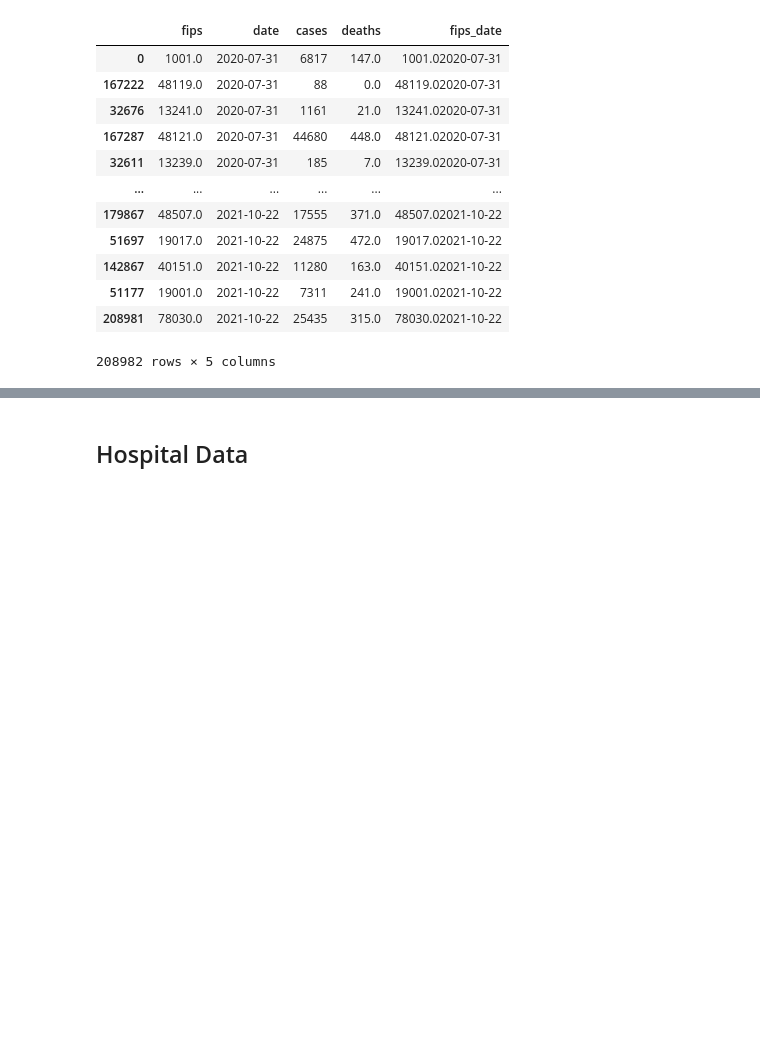
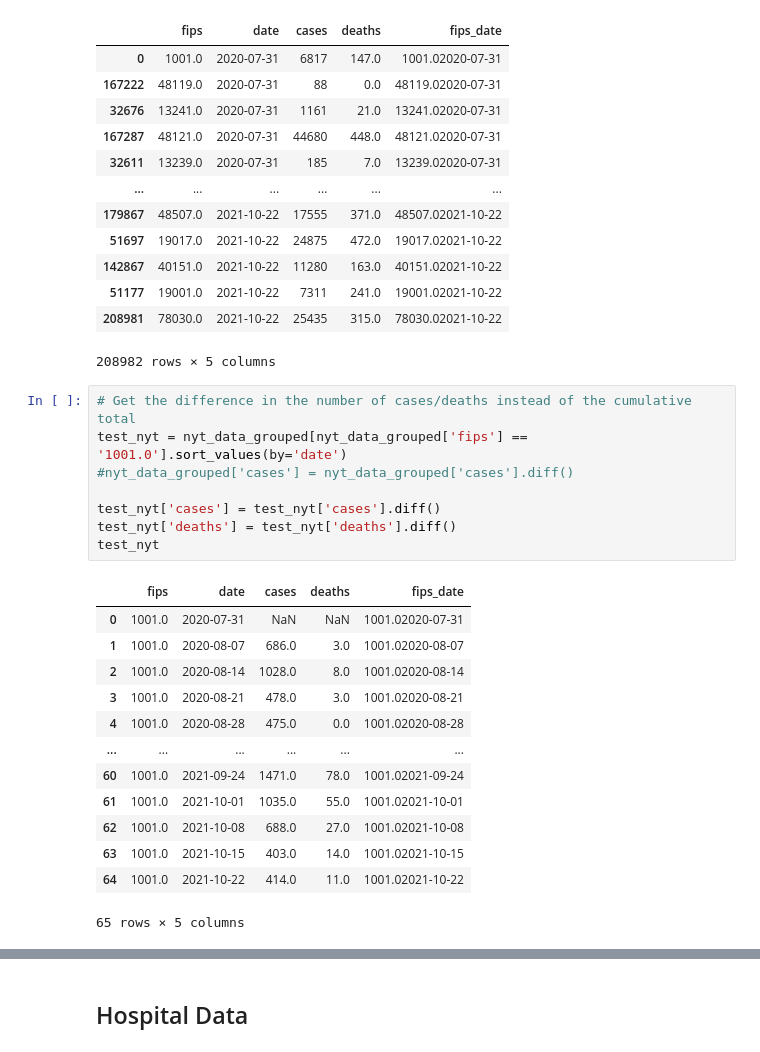
Before and after one commit to philippekerstens/Group-3, a Jupyter notebook: data_files.ipynb, the cells around one changed output, grey strips where cells are left out. Saved outputs shown, nothing was run; the diff lists cells and outputs as text; blank space fills up the shorter version.

Commit message:
updated nyt cases and deaths

```diff
--- a/data_files.ipynb
+++ b/data_files.ipynb
@@ -128,3 +128,25 @@ nyt_data_grouped
 | 51177 | 19001.0 | 2021-10-22 | 7311 | 241.0 | 19001.02021-10-22 |
 | 208981 | 78030.0 | 2021-10-22 | 25435 | 315.0 | 78030.02021-10-22 |
 208982 rows × 5 columns
+# %%
+# Get the difference in the number of cases/deaths instead of the cumulative total
+test_nyt = nyt_data_grouped[nyt_data_grouped['fips'] == '1001.0'].sort_values(by='date')
+#nyt_data_grouped['cases'] = nyt_data_grouped['cases'].diff()
+
+test_nyt['cases'] = test_nyt['cases'].diff()
+test_nyt['deaths'] = test_nyt['deaths'].diff()
+test_nyt
+# %% [output]
+|  | fips | date | cases | deaths | fips_date |
+| 0 | 1001.0 | 2020-07-31 | NaN | NaN | 1001.02020-07-31 |
+| 1 | 1001.0 | 2020-08-07 | 686.0 | 3.0 | 1001.02020-08-07 |
+| 2 | 1001.0 | 2020-08-14 | 1028.0 | 8.0 | 1001.02020-08-14 |
+| 3 | 1001.0 | 2020-08-21 | 478.0 | 3.0 | 1001.02020-08-21 |
+| 4 | 1001.0 | 2020-08-28 | 475.0 | 0.0 | 1001.02020-08-28 |
+| ... | ... | ... | ... | ... | ... |
+| 60 | 1001.0 | 2021-09-24 | 1471.0 | 78.0 | 1001.02021-09-24 |
+| 61 | 1001.0 | 2021-10-01 | 1035.0 | 55.0 | 1001.02021-10-01 |
+| 62 | 1001.0 | 2021-10-08 | 688.0 | 27.0 | 1001.02021-10-08 |
+| 63 | 1001.0 | 2021-10-15 | 403.0 | 14.0 | 1001.02021-10-15 |
+| 64 | 1001.0 | 2021-10-22 | 414.0 | 11.0 | 1001.02021-10-22 |
+65 rows × 5 columns
```
Also changed, not shown: parts of 3 cells of this notebook.
